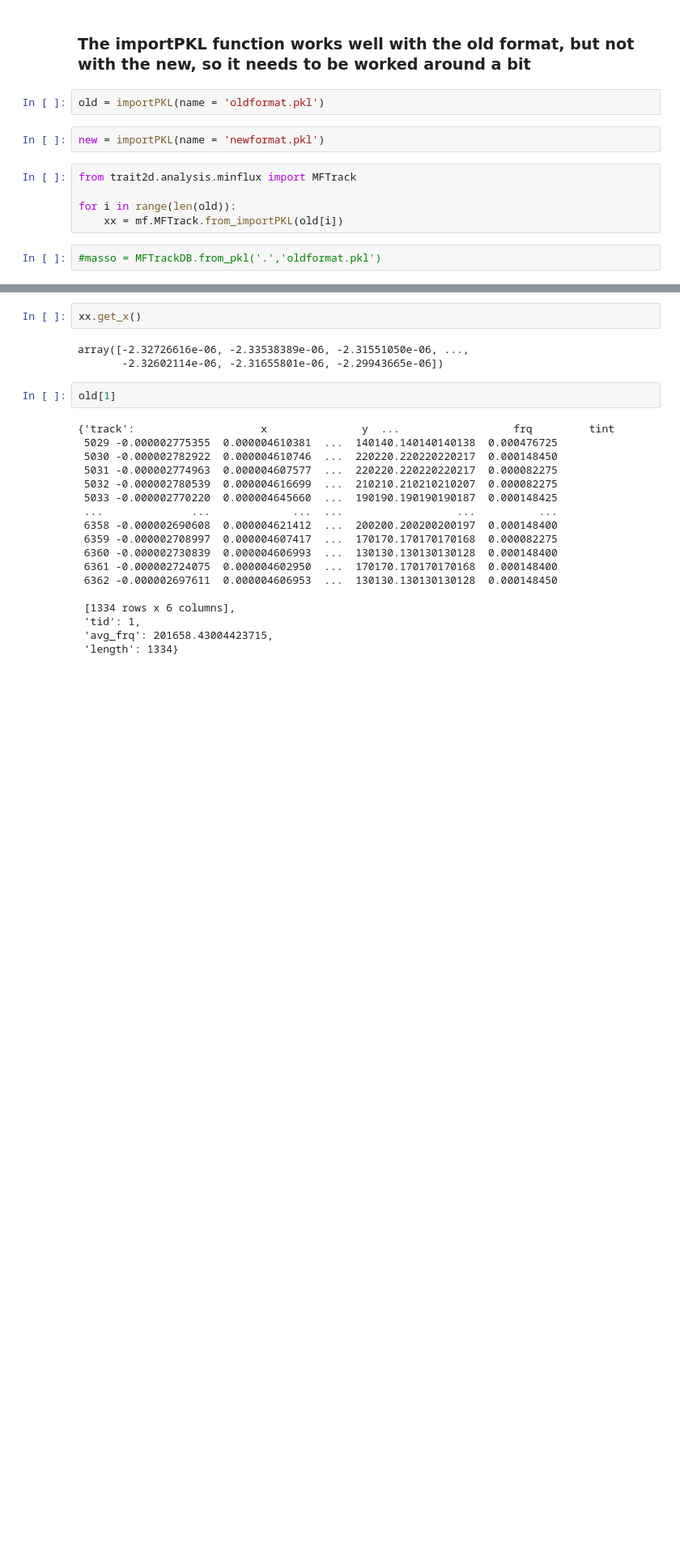
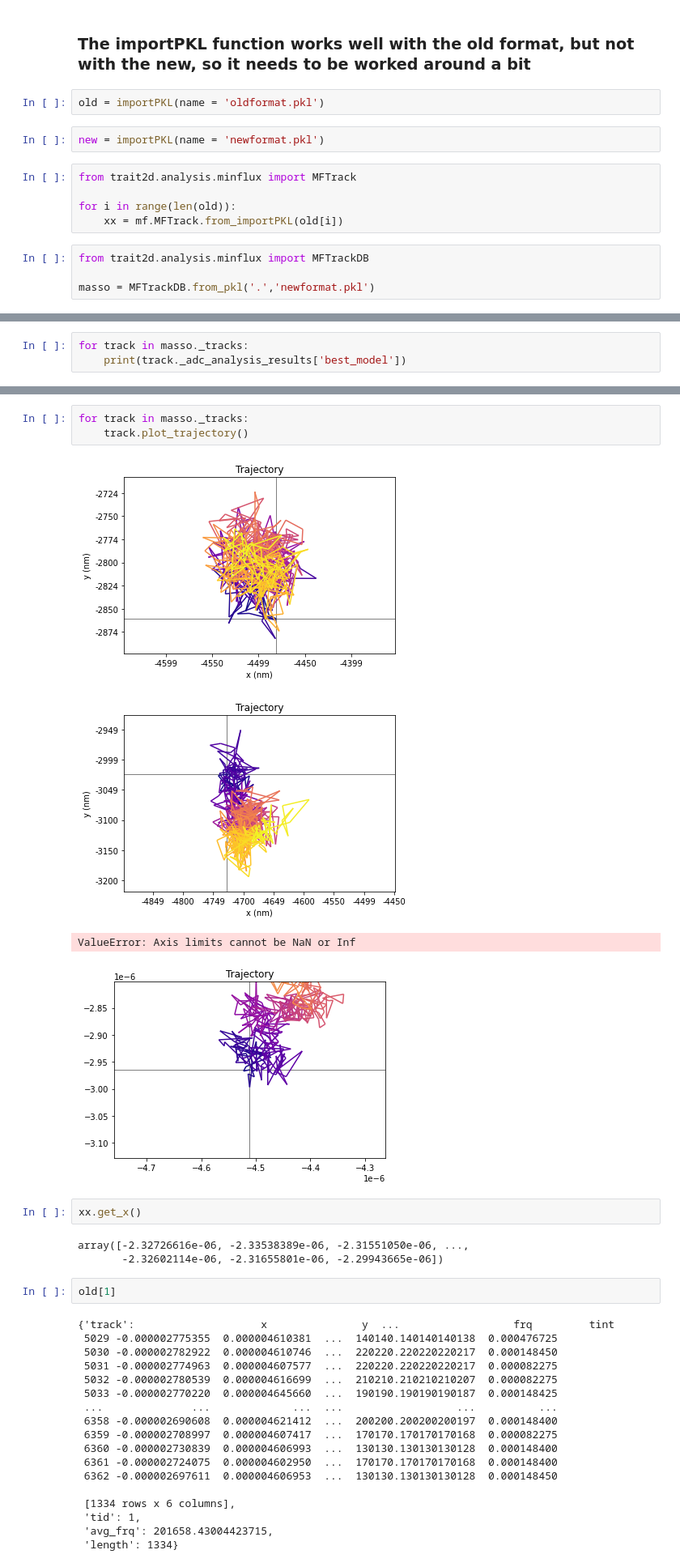
Before and after one commit to FReina/TRAIT2D, a Jupyter notebook: testfeatures.ipynb, the cells around one changed output, grey strips where cells are left out. Shown at 81% size. Drawn from its saved outputs; the diff is of its cells as text; blank space fills up the shorter version.

Commit message:
ensemble averaging and model averaging completed. WIP on ADC summary

```diff
--- a/testfeatures.ipynb
+++ b/testfeatures.ipynb
@@ -25,4 +25,6 @@ from trait2d.analysis.minflux import MFTrack
 for i in range(len(old)):
     xx = mf.MFTrack.from_importPKL(old[i])
 # %%
-#masso = MFTrackDB.from_pkl('.','oldformat.pkl')
+from trait2d.analysis.minflux import MFTrackDB
+
+masso = MFTrackDB.from_pkl('.','newformat.pkl')
@@ -28,0 +41,3 @@ for i in range(len(old)):
+# %%
+for track in masso._tracks:
+    print(track._adc_analysis_results['best_model'])
@@ -29,3 +117,11 @@ for i in range(len(old)):
+# %%
+for track in masso._tracks:
+    track.plot_trajectory()
+# %% [output]
+[figure, added]
+[figure, added]
+ValueError: Axis limits cannot be NaN or Inf
+[figure, added]
 # %%
 xx.get_x()
 # %% [output]
```
Also changed, not shown: parts of 20 cells of this notebook, 2 other files.
